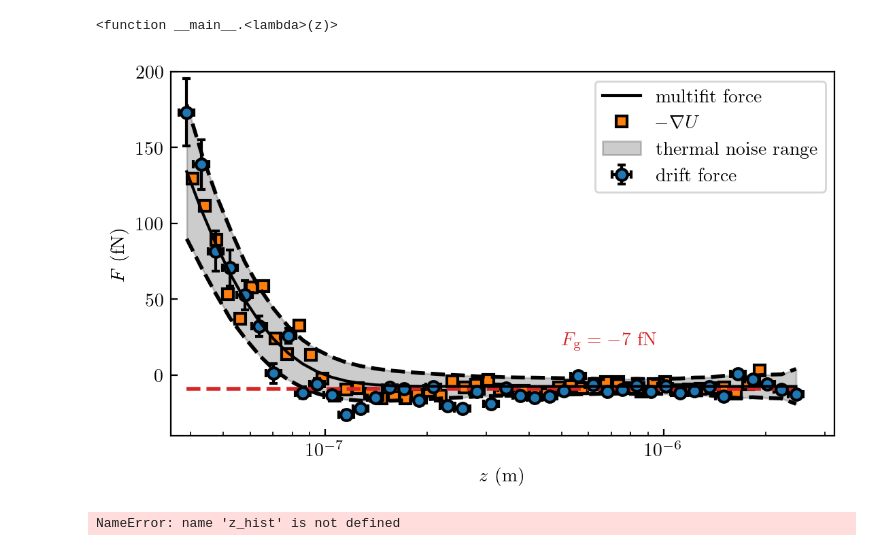
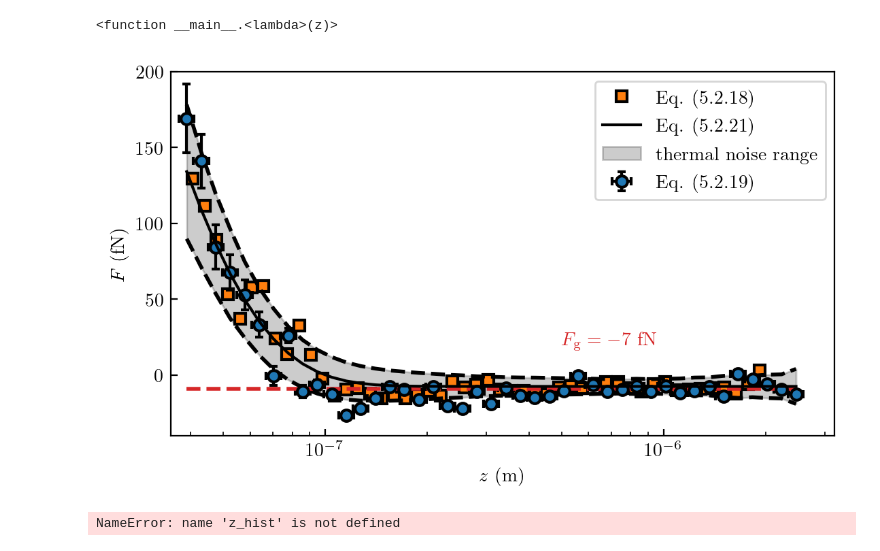
Before and after one commit to eXpensia/Confined-Brownian-Motion, a Jupyter notebook: 02_body/chapter3/images/trajctory_analysis/measure_force_experimental.ipynb, the cells around one changed output. Cells and saved outputs as stored; diff of their text form; code cells hidden in the pictures.

```diff
--- a/02_body/chapter3/images/trajctory_analysis/measure_force_experimental.ipynb
+++ b/02_body/chapter3/images/trajctory_analysis/measure_force_experimental.ipynb
@@ -61,6 +61,6 @@ def logarithmic_hist(data,begin,stop,num = 50,base = 2):
 Data loading
 # %%
 
-raw_data = loadmat("../data/fit_result_dur_27052020_n_r_fix_0p0513_wav_532_r_1p516_n_1.597.mat")["data"][:,0:3]
+raw_data = loadmat("fit_result_dur_27052020_n_r_fix_0p0513_wav_532_r_1p516_n_1.597.mat")["data"][:,0:3]
 z_exp = raw_data[:,2] * 0.0513 * 1e-6
 z_exp = z_exp - np.min(z_exp)
@@ -400,7 +400,7 @@ def random_on_force():
     a = 1.51e-6
     vz_ito, err_ito = vzz(bins_center_pdf_z, z, [1,2], method = "Ito")
     #z_F_exp = bins_center_pdf_z[:-1] * 1e-6
-    F_exp_ito = 6 * np.pi  * 0.001 * a * vz_ito/ Dz_z(z_F_exp, 0)
+    F_exp_ito = 6 * np.pi  * 0.001 * a * vz_ito/ Dz_z(z_F_exp, 0) + F_corr(1,z_F_exp)
     return F_exp_ito, err_ito
 # %%
 len(z_F_exp)
@@ -445,27 +445,27 @@ f_th
 # %%
 plt.figure(figsize=( cm2inch(16),cm2inch(9)))
 
-plt.errorbar(z_F_exp, F_meaned*1e15, yerr=F_err_tot*1e15,xerr = widths[:-1]*1e-6/2 ,marker = "o", linestyle="", ecolor="k", capsize = 2, label = "drift force")
+plt.errorbar(z_F_exp, F_meaned*1e15, yerr=F_err_tot*1e15,xerr = widths[:-1]*1e-6/2 ,marker = "o", linestyle="", ecolor="k", capsize = 2, label = "Eq. (5.2.19)")
 #plt.plot(z_hist, F_eq * 1e15, "s", label = "$F_{exp}$ form E", zorder = 10)
-plt.semilogx(z_F_exp, f_th2 * 1e15, color = "k", zorder = 11, label="multifit force")
 plt.fill_between(z_F_exp, f_th2  * 1e15 -F_err_th*1e15, f_th2  * 1e15 + F_err_th*1e15, alpha = 0.2, color ="k", label = "thermal noise range")
 plt.plot(z_F_exp, f_th2  * 1e15 - F_err_th*1e15, "--" ,color ="k", linewidth = 2)
 plt.plot(z_F_exp, f_th2  * 1e15 + F_err_th*1e15, "--" ,color ="k", linewidth = 2)
-plt.plot(z_hist, F_eq * 1e15, "s", label = "$-\\nabla U$", zorder = 1)
+plt.plot(z_hist, F_eq * 1e15, "s", label = "Eq. (5.2.18)", zorder = 1)
 
 plt.plot(z_F_exp, [np.mean( F_meaned[5:]  * 1e15)]*len(z_F_exp), color = "tab:red", linestyle= "--", linewidth = 2)
+plt.semilogx(z_F_exp, f_th2 * 1e15, color = "k", zorder = 11, label="Eq. (5.2.21)")
 
 #plt.plot(z_th, F_drift_th  * 1e15 +F_err_th*1e15, "--", color ="k")
 plt.text(5e-7, 20, "$F_\mathrm{g} = -7$ fN", color="tab:red", fontsize ="medium" )
 plt.ylim((-40, 200))
 plt.xlim((35e-9,None))
 plt.xlabel("$z$ (m)", fontsize="medium")
 plt.ylabel("$F$ (fN)", fontsize="medium")
 plt.legend()
 plt.savefig("figure_force_total.pdf")
 plt.show()
 # %% [output]
-[figure, old version]
+[figure, new version]
 # %%
 dict_force = {}
 dict_force["z_F_exp"] = z_F_exp
```
Also changed, not shown: parts of 17 cells of this notebook, 19 other files.
